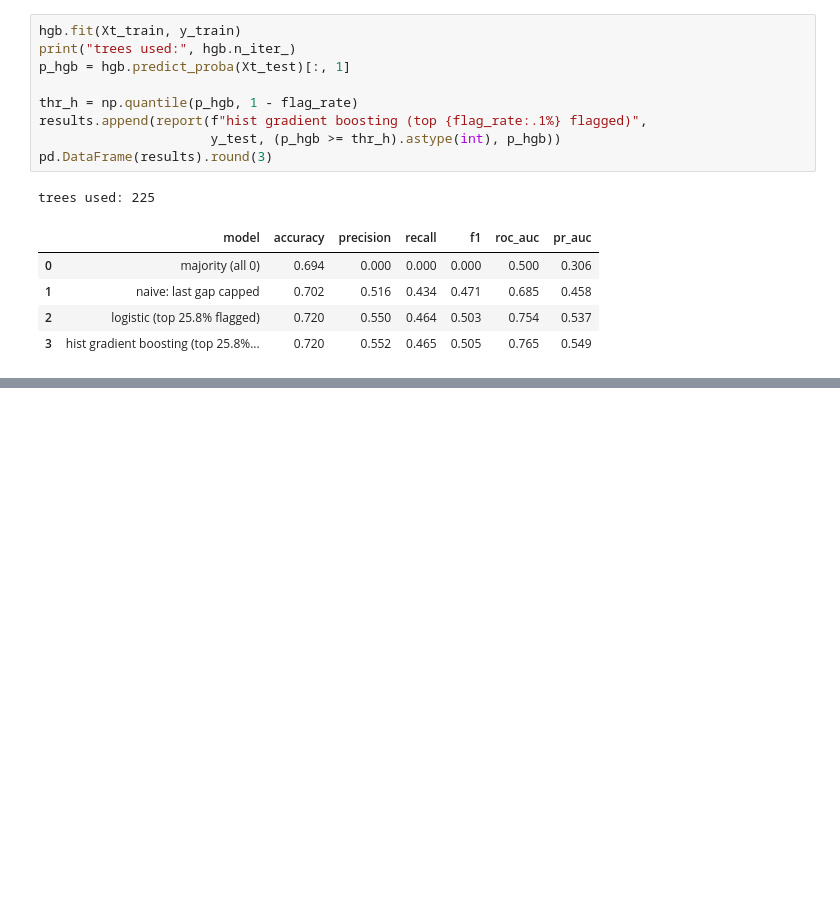
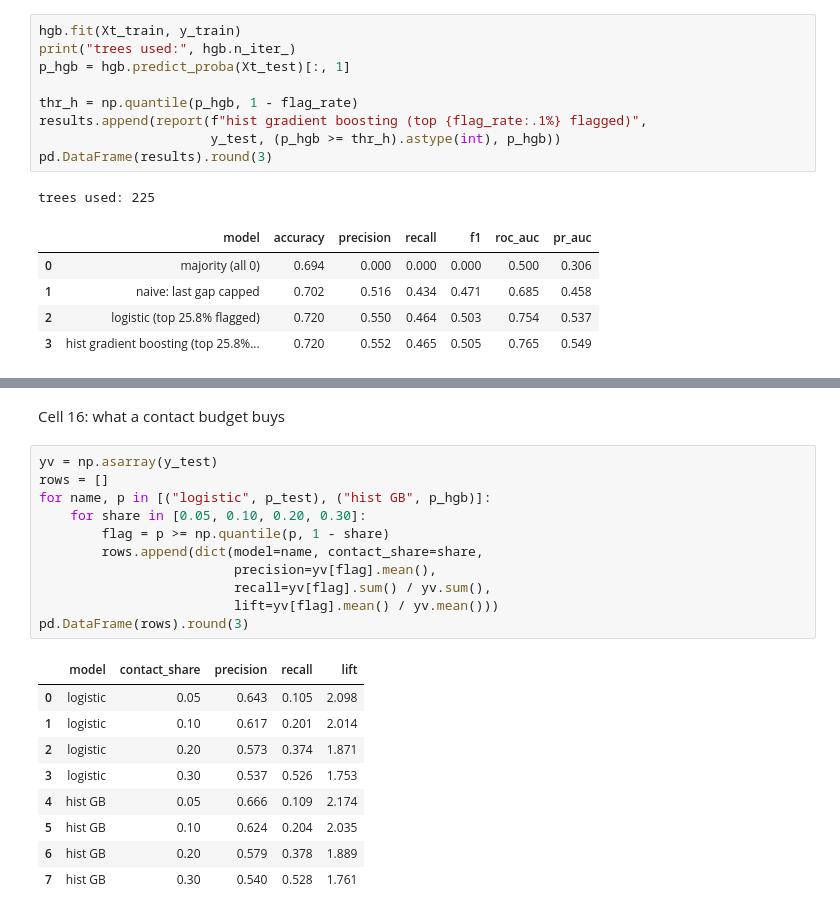
Before and after one commit to fahimhasan-data/instacart-churn-engine, a Jupyter notebook: notebooks/02_baselines.ipynb, the cells around one changed output, grey strips where cells are left out. Saved outputs shown, nothing was run; the diff lists cells and outputs as text; blank space fills up the shorter version.

```diff
--- a/notebooks/02_baselines.ipynb
+++ b/notebooks/02_baselines.ipynb
@@ -248,0 +312,23 @@ trees used: 225
+# %% [markdown]
+Cell 16: what a contact budget buys
+# %%
+yv = np.asarray(y_test)
+rows = []
+for name, p in [("logistic", p_test), ("hist GB", p_hgb)]:
+    for share in [0.05, 0.10, 0.20, 0.30]:
+        flag = p >= np.quantile(p, 1 - share)
+        rows.append(dict(model=name, contact_share=share,
+                         precision=yv[flag].mean(),
+                         recall=yv[flag].sum() / yv.sum(),
+                         lift=yv[flag].mean() / yv.mean()))
+pd.DataFrame(rows).round(3)
+# %% [output]
+|  | model | contact_share | precision | recall | lift |
+| 0 | logistic | 0.05 | 0.643 | 0.105 | 2.098 |
+| 1 | logistic | 0.10 | 0.617 | 0.201 | 2.014 |
+| 2 | logistic | 0.20 | 0.573 | 0.374 | 1.871 |
+| 3 | logistic | 0.30 | 0.537 | 0.526 | 1.753 |
+| 4 | hist GB | 0.05 | 0.666 | 0.109 | 2.174 |
+| 5 | hist GB | 0.10 | 0.624 | 0.204 | 2.035 |
+| 6 | hist GB | 0.20 | 0.579 | 0.378 | 1.889 |
+| 7 | hist GB | 0.30 | 0.540 | 0.528 | 1.761 |
```
Also changed, not shown: parts of 4 cells of this notebook, 1 other file.
